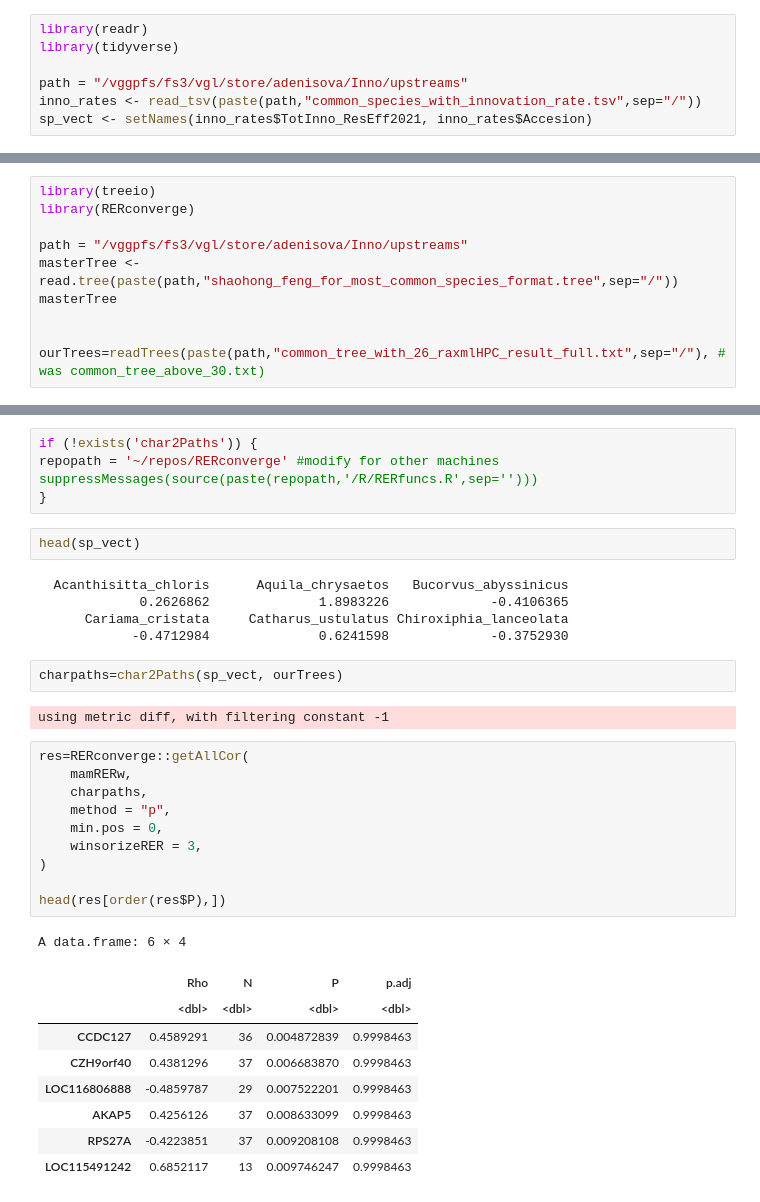
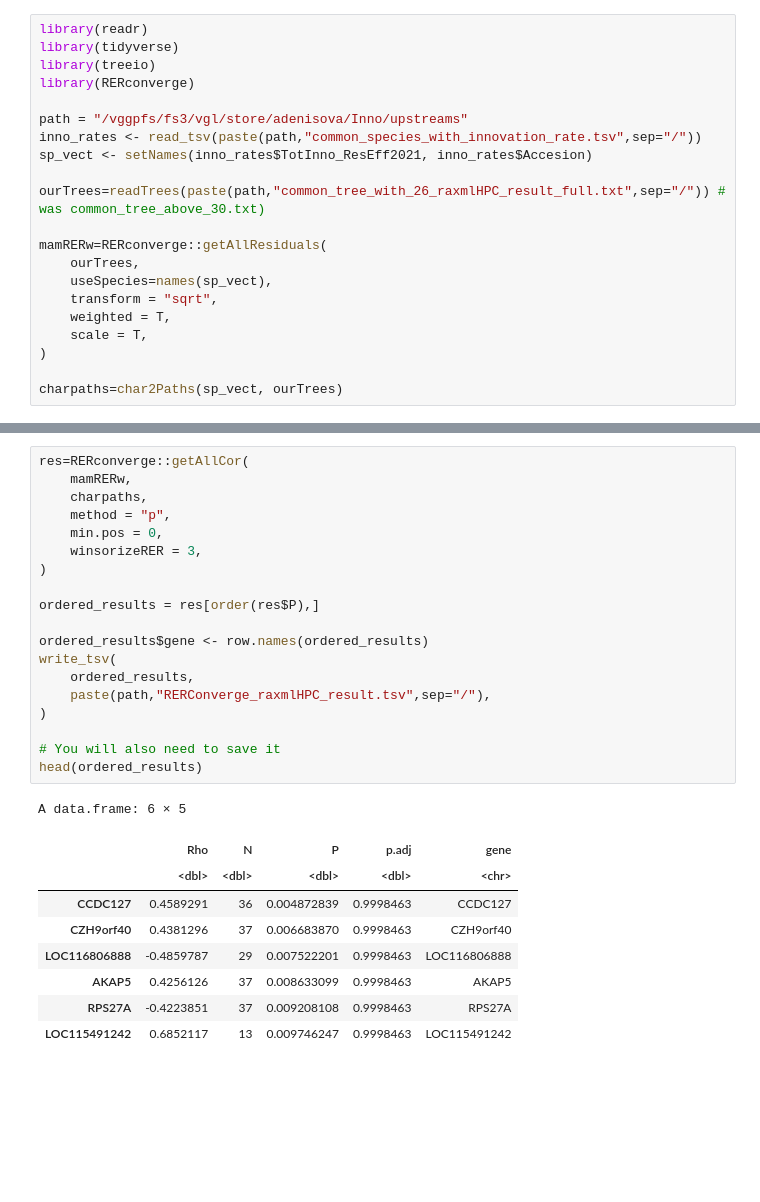
Before and after one commit to aadenisova/regulatory_regions, a Jupyter notebook: src/RERConverge_analysis.ipynb, the cells around one changed output, grey strips where cells are left out. Drawn from its saved outputs; the diff is of its cells as text; blank space fills up the shorter version.

Commit message:
fix: RERConverge prettify

```diff
--- a/src/RERConverge_analysis.ipynb
+++ b/src/RERConverge_analysis.ipynb
@@ -76,8 +1,22 @@ logAdultWeightcm
 # %%
 library(readr)
 library(tidyverse)
+library(treeio)
+library(RERconverge)
 
 path = "/vggpfs/fs3/vgl/store/adenisova/Inno/upstreams"
 inno_rates <- read_tsv(paste(path,"common_species_with_innovation_rate.tsv",sep="/"))
 sp_vect <- setNames(inno_rates$TotInno_ResEff2021, inno_rates$Accesion)
+
+ourTrees=readTrees(paste(path,"common_tree_with_26_raxmlHPC_result_full.txt",sep="/")) # was common_tree_above_30.txt)
+
+mamRERw=RERconverge::getAllResiduals(
+    ourTrees,
+    useSpecies=names(sp_vect),
+    transform = "sqrt",
+    weighted = T,
+    scale = T,
+)
+
+charpaths=char2Paths(sp_vect, ourTrees)
 # %% [output]
@@ -101,10 +40,0 @@ dbl (47): ResearchEffort, DietBreadth, HabitatBreadth, GenerationLength, Gen...
-# %%
-library(treeio)
-library(RERconverge)
-
-path = "/vggpfs/fs3/vgl/store/adenisova/Inno/upstreams"
-masterTree <- read.tree(paste(path,"shaohong_feng_for_most_common_species_format.tree",sep="/"))
-masterTree
-
-
-ourTrees=readTrees(paste(path,"common_tree_with_26_raxmlHPC_result_full.txt",sep="/"), # was common_tree_above_30.txt)
@@ -230,35 +41,29 @@ GCA_013407035.1
-# %%
-if (!exists('char2Paths')) {
-repopath = '~/repos/RERconverge' #modify for other machines suppressMessages(source(paste(repopath,'/R/RERfuncs.R',sep='')))
-}
-# %%
-head(sp_vect)
-# %% [output]
-  Acanthisitta_chloris      Aquila_chrysaetos   Bucorvus_abyssinicus
-             0.2626862              1.8983226             -0.4106365
-      Cariama_cristata     Catharus_ustulatus Chiroxiphia_lanceolata
-            -0.4712984              0.6241598             -0.3752930
-# %%
-charpaths=char2Paths(sp_vect, ourTrees)
-# %% [output]
-using metric diff, with filtering constant -1
 # %%
 res=RERconverge::getAllCor(
     mamRERw,
     charpaths,
     method = "p",
     min.pos = 0,
     winsorizeRER = 3,
 )
 
-head(res[order(res$P),])
+ordered_results = res[order(res$P),]
+
+ordered_results$gene <- row.names(ordered_results)
+write_tsv(
+    ordered_results,
+    paste(path,"RERConverge_raxmlHPC_result.tsv",sep="/"),
+)
+
+# You will also need to save it
+head(ordered_results)
 # %% [output]
-A data.frame: 6 × 4
+A data.frame: 6 × 5
-|  | Rho | N | P | p.adj |
-|  | <dbl> | <dbl> | <dbl> | <dbl> |
-| CCDC127 | 0.4589291 | 36 | 0.004872839 | 0.9998463 |
-| CZH9orf40 | 0.4381296 | 37 | 0.006683870 | 0.9998463 |
-| LOC116806888 | -0.4859787 | 29 | 0.007522201 | 0.9998463 |
-| AKAP5 | 0.4256126 | 37 | 0.008633099 | 0.9998463 |
-| RPS27A | -0.4223851 | 37 | 0.009208108 | 0.9998463 |
-| LOC115491242 | 0.6852117 | 13 | 0.009746247 | 0.9998463 |
+|  | Rho | N | P | p.adj | gene |
+|  | <dbl> | <dbl> | <dbl> | <dbl> | <chr> |
+| CCDC127 | 0.4589291 | 36 | 0.004872839 | 0.9998463 | CCDC127 |
+| CZH9orf40 | 0.4381296 | 37 | 0.006683870 | 0.9998463 | CZH9orf40 |
+| LOC116806888 | -0.4859787 | 29 | 0.007522201 | 0.9998463 | LOC116806888 |
+| AKAP5 | 0.4256126 | 37 | 0.008633099 | 0.9998463 | AKAP5 |
+| RPS27A | -0.4223851 | 37 | 0.009208108 | 0.9998463 | RPS27A |
+| LOC115491242 | 0.6852117 | 13 | 0.009746247 | 0.9998463 | LOC115491242 |
```
Also changed, not shown: parts of 27 cells of this notebook.
